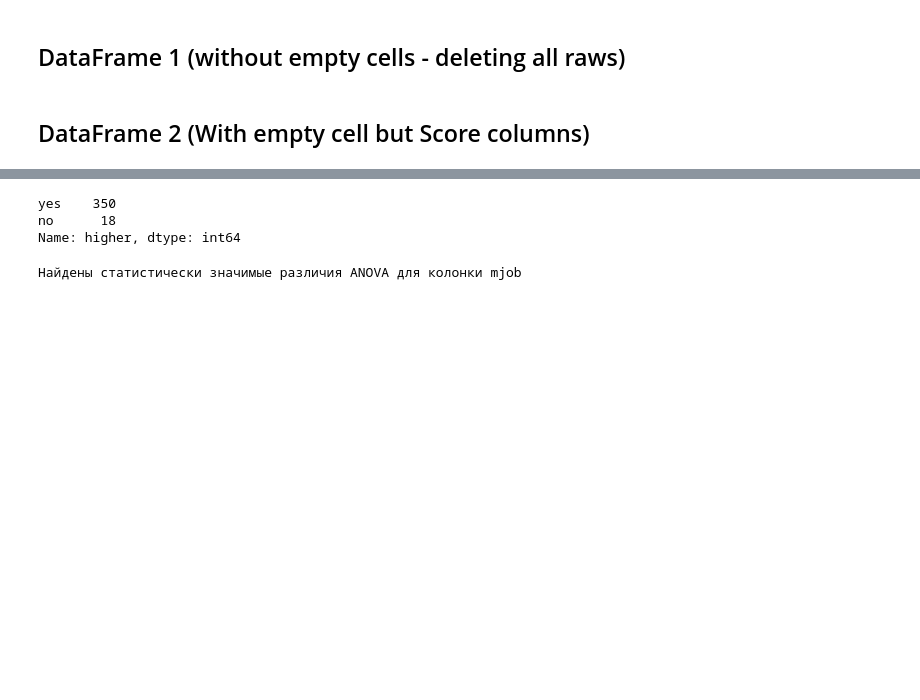
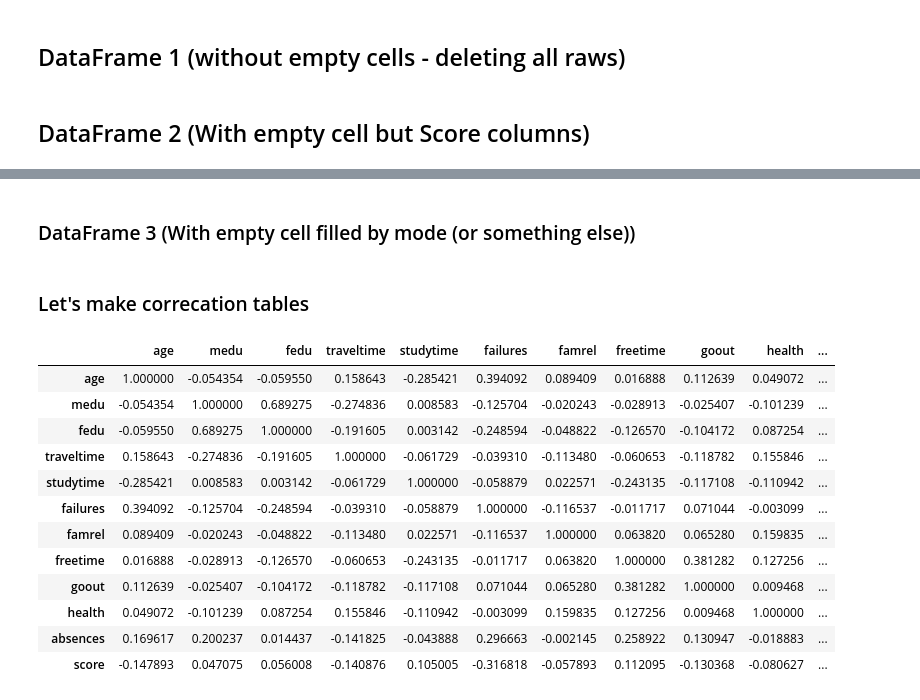
Before and after one commit to MichaelDockers/skillfactory_rds, a Jupyter notebook: module_2/module_2_stud_score.ipynb, the cells around one changed output, grey strips where cells are left out. Cells and saved outputs as stored; diff of their text form; code cells hidden in the pictures; blank space fills up the shorter version.

```diff
--- a/module_2/module_2_stud_score.ipynb
+++ b/module_2/module_2_stud_score.ipynb
@@ -414,10 +283,2 @@ F_onewayResult(statistic=0.7069552584432955, pvalue=0.40104563329213994)
-# %%
-display(df2['higher'].value_counts())
-# %% [output]
-yes    350
-no      18
-Name: higher, dtype: int64
-# %%
-get_stat_anova(['mjob'], df2)
-# %% [output]
-Найдены статистически значимые различия ANOVA для колонки mjob
+# %% [markdown]
+### DataFrame 3 (With empty cell filled by mode (or something else))
@@ -423,0 +294,18 @@ get_stat_anova(['mjob'], df2)
+# %% [markdown]
+### Let's make correcation tables
+# %%
+display(df1.corr())
+# %% [output]
+|  | age | medu | fedu | traveltime | studytime | failures | famrel | freetime | goout | health | ... |
+| age | 1.000000 | -0.054354 | -0.059550 | 0.158643 | -0.285421 | 0.394092 | 0.089409 | 0.016888 | 0.112639 | 0.049072 | ... |
+| medu | -0.054354 | 1.000000 | 0.689275 | -0.274836 | 0.008583 | -0.125704 | -0.020243 | -0.028913 | -0.025407 | -0.101239 | ... |
+| fedu | -0.059550 | 0.689275 | 1.000000 | -0.191605 | 0.003142 | -0.248594 | -0.048822 | -0.126570 | -0.104172 | 0.087254 | ... |
+| traveltime | 0.158643 | -0.274836 | -0.191605 | 1.000000 | -0.061729 | -0.039310 | -0.113480 | -0.060653 | -0.118782 | 0.155846 | ... |
+| studytime | -0.285421 | 0.008583 | 0.003142 | -0.061729 | 1.000000 | -0.058879 | 0.022571 | -0.243135 | -0.117108 | -0.110942 | ... |
+| failures | 0.394092 | -0.125704 | -0.248594 | -0.039310 | -0.058879 | 1.000000 | -0.116537 | -0.011717 | 0.071044 | -0.003099 | ... |
+| famrel | 0.089409 | -0.020243 | -0.048822 | -0.113480 | 0.022571 | -0.116537 | 1.000000 | 0.063820 | 0.065280 | 0.159835 | ... |
+| freetime | 0.016888 | -0.028913 | -0.126570 | -0.060653 | -0.243135 | -0.011717 | 0.063820 | 1.000000 | 0.381282 | 0.127256 | ... |
+| goout | 0.112639 | -0.025407 | -0.104172 | -0.118782 | -0.117108 | 0.071044 | 0.065280 | 0.381282 | 1.000000 | 0.009468 | ... |
+| health | 0.049072 | -0.101239 | 0.087254 | 0.155846 | -0.110942 | -0.003099 | 0.159835 | 0.127256 | 0.009468 | 1.000000 | ... |
+| absences | 0.169617 | 0.200237 | 0.014437 | -0.141825 | -0.043888 | 0.296663 | -0.002145 | 0.258922 | 0.130947 | -0.018883 | ... |
+| score | -0.147893 | 0.047075 | 0.056008 | -0.140876 | 0.105005 | -0.316818 | -0.057893 | 0.112095 | -0.130368 | -0.080627 | ... |
```
Also changed, not shown: parts of 34 cells of this notebook.
